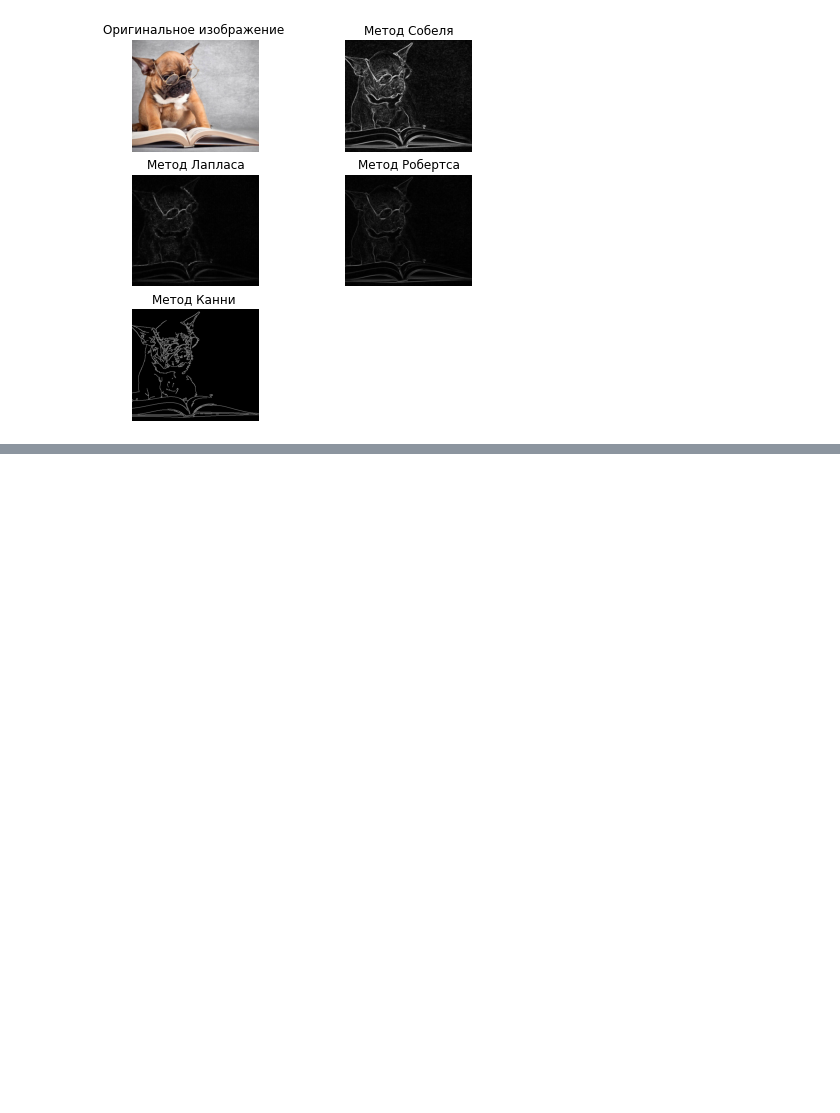
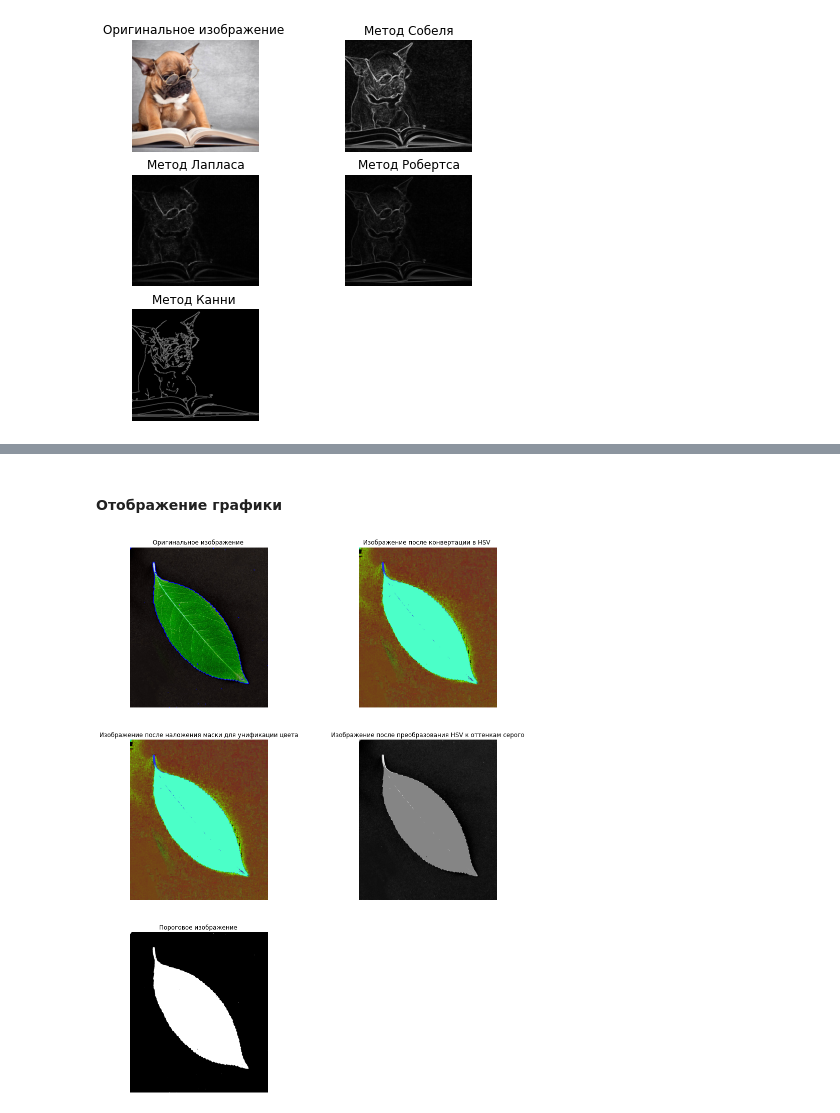
Before and after one commit to Frostjaw/idpiva_lab_1, a Jupyter notebook: Lab_1.ipynb, the cells around one changed output, grey strips where cells are left out. Saved outputs shown, nothing was run; the diff lists cells and outputs as text; code cells hidden in the pictures; blank space fills up the shorter version.

```diff
--- a/Lab_1.ipynb
+++ b/Lab_1.ipynb
@@ -64,0 +113,19 @@ plt.show()
+# %%
+img = cv2.imread('image_3.jpeg')
+raw_img = img
+hsv_img = cv2.cvtColor(img, cv2.COLOR_BGR2HSV)
+raw_hsv_img = hsv_img
+# %%
+green_low = np.array([45 , 100, 50] )
+green_high = np.array([75, 255, 255])
+curr_mask = cv2.inRange(hsv_img, green_low, green_high)
+hsv_img[curr_mask > 0] = ([75,255,200])
+# %%
+## Преобразование HSV-изображения к оттенкам серого для дальнейшего оконтуривания
+RGB_again = cv2.cvtColor(hsv_img, cv2.COLOR_HSV2RGB)
+gray = cv2.cvtColor(RGB_again, cv2.COLOR_RGB2GRAY)
+#viewImage(gray) ## 3
+# %%
+ret, threshold = cv2.threshold(gray, 90, 255, 0)
+contours, hierarchy = cv2.findContours(threshold,cv2.RETR_TREE,cv2.CHAIN_APPROX_SIMPLE)
+cv2.drawContours(img, contours, -1, (0, 0, 255), 3)
@@ -64,0 +150,18 @@ plt.show()
+# %% [markdown]
+#### Отображение графики
+# %%
+fig = plt.figure(figsize=(15, 20))
+rows = 3
+columns = 2
+
+# Отображение графики
+titles = [u'Оригинальное изображение ', u'Изображение после конвертации в HSV ', u'Изображение после наложения маски для унификации цвета', u'Изображение после преобразования HSV к оттенкам серого', u'Пороговое изображение ', u'Конечное оконтуривание ']
+images = [raw_img, raw_hsv_img, hsv_img, gray, threshold, img]
+for i in range(5):
+    fig.add_subplot(rows, columns, i + 1)
+    plt.imshow(images[i] , 'gray')
+    plt.axis('off')
+    plt.title(titles[i])
+plt.show()
+# %% [output]
+[figure, added]
```
Also changed, not shown: parts of 10 cells of this notebook, 2 other files.
